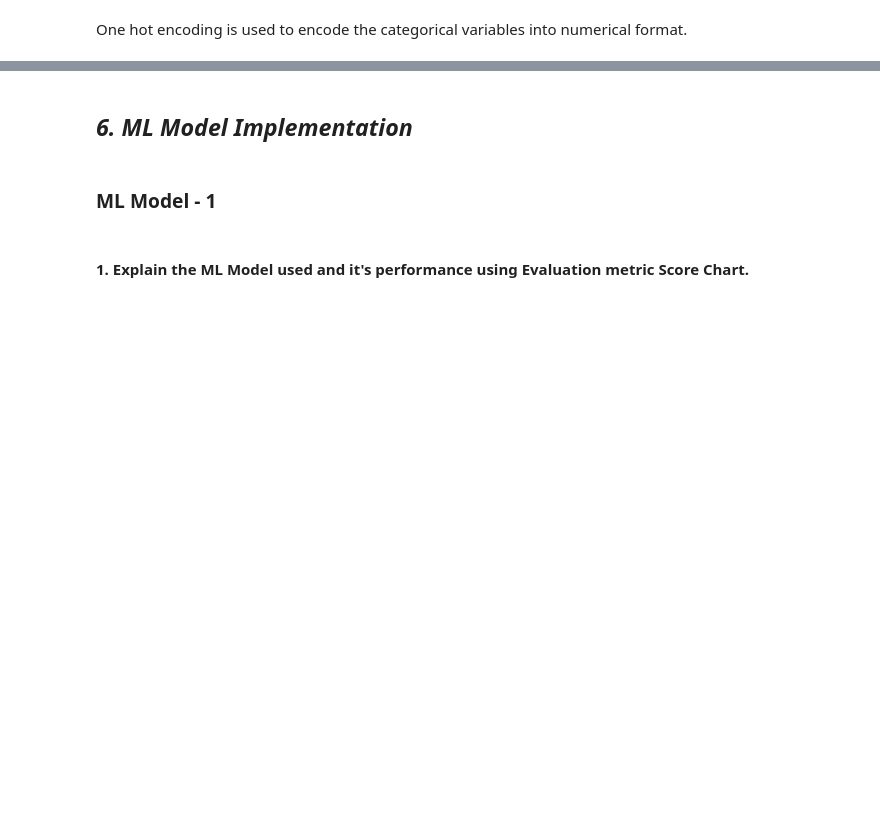
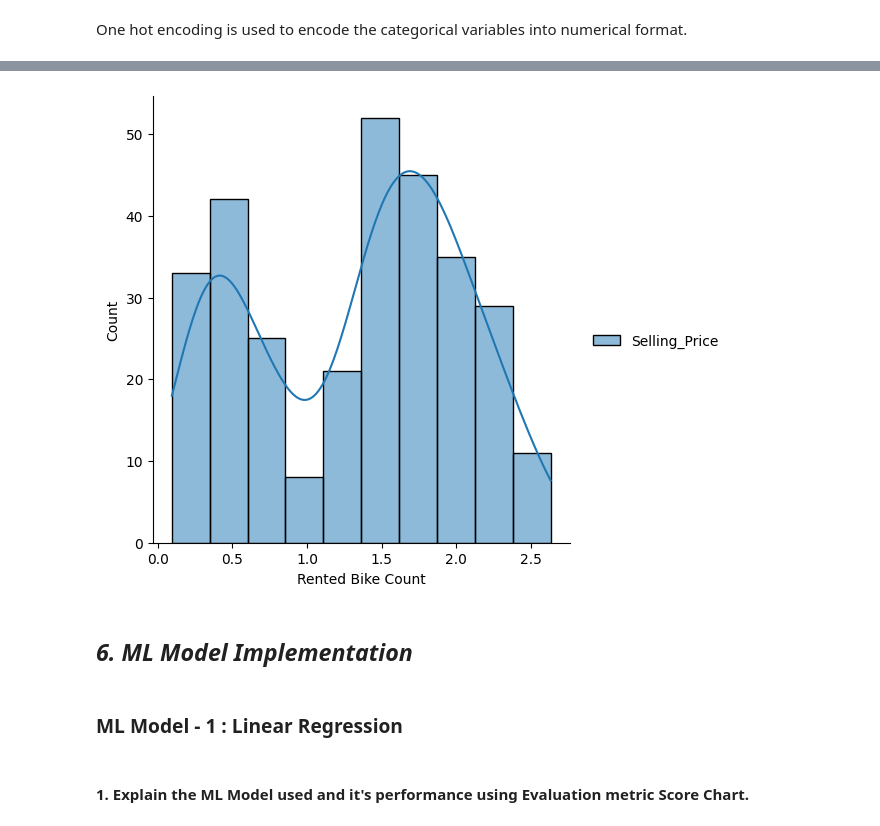
Before and after one commit to mirjubair/oibsip_taskno3, a Jupyter notebook: Car_Price_Prediction_with_Machine_Learning.ipynb, the cells around one changed output, grey strips where cells are left out. Drawn from its saved outputs; the diff is of its cells as text; code cells hidden in the pictures; blank space fills up the shorter version.

Commit message:
Done upto decision tree model implementation

```diff
--- a/Car_Price_Prediction_with_Machine_Learning.ipynb
+++ b/Car_Price_Prediction_with_Machine_Learning.ipynb
@@ -442,0 +609,4 @@ One hot encoding is used to encode the categorical variables into numerical form
+# %%
+# Defining dependent and independent variables
+X = df.drop('Selling_Price',axis=1)
+y = np.log1p(df[dependent_variable])
@@ -445,6 +645,2 @@ One hot encoding is used to encode the categorical variables into numerical form
-# %%
-# Defining the X and y
-X = df.drop('Selling_Price',axis=1)
-y = df['Selling_Price']
 # %%
 # Splitting the data into training and testing sets
@@ -469,2 +665,8 @@ Name: Selling_Price, Length: 124, dtype: int64
+# %%
+_ = sns.displot(y, kde=True)
+plt.xlabel('Rented Bike Count')
+plt.show()
+# %% [output]
+[figure, added]
 # %% [markdown]
 ## ***6. ML Model Implementation***
@@ -471,2 +733,2 @@ Name: Selling_Price, Length: 124, dtype: int64
 # %% [markdown]
-### ML Model - 1
+### ML Model - 1 : Linear Regression
```
Also changed, not shown: parts of 177 cells of this notebook.
